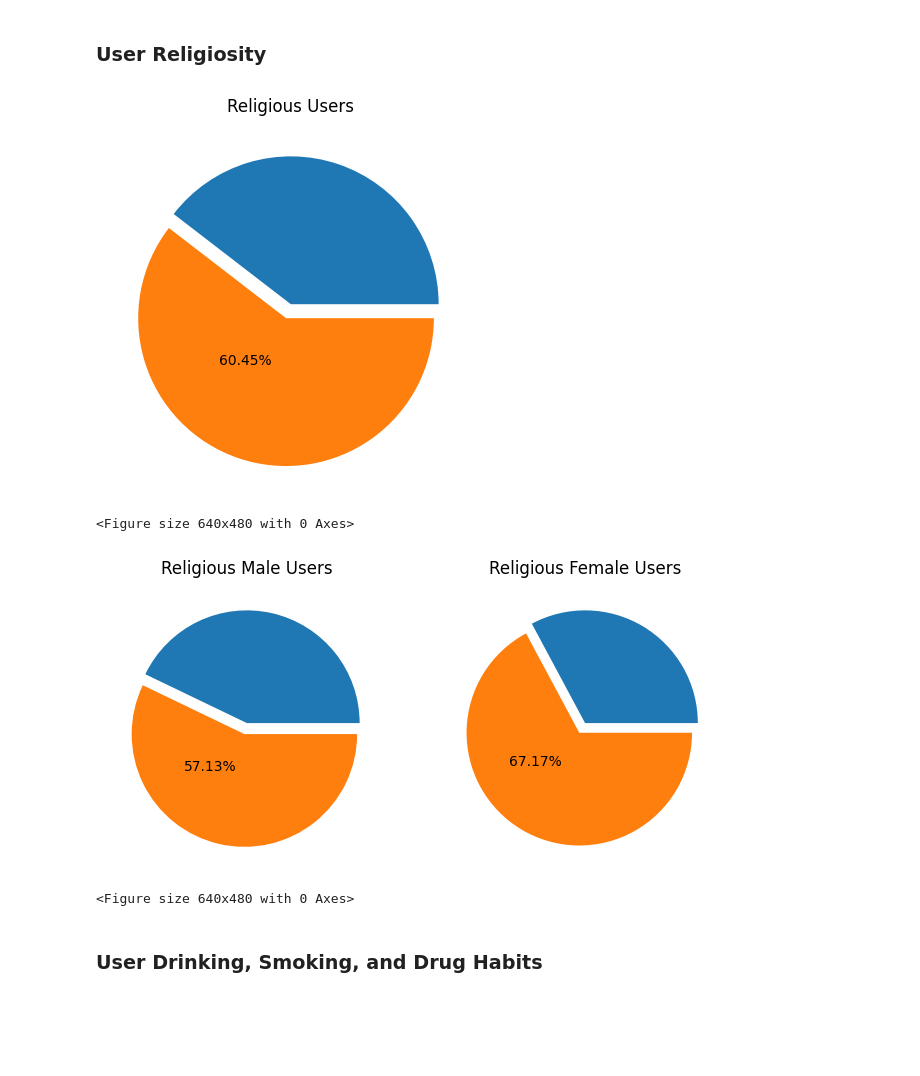
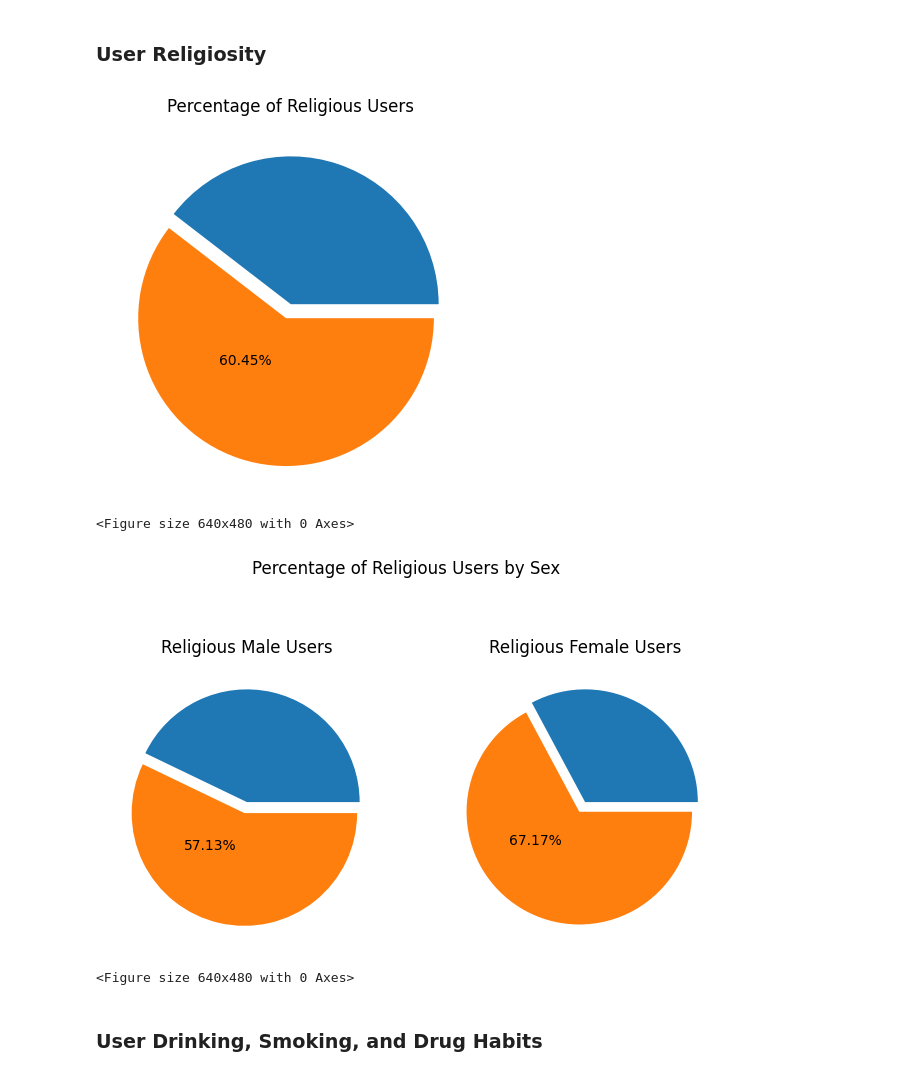
Before and after one commit to rjmxatl/codecademy_datascience_project, a Jupyter notebook: date-a-scientist.ipynb, the cells around one changed output. Cells and saved outputs as stored; diff of their text form; code cells hidden in the pictures; blank space fills up the shorter version.

Commit message:
Added individual visualizations and updated README

```diff
--- a/date-a-scientist.ipynb
+++ b/date-a-scientist.ipynb
@@ -1294,33 +1294,34 @@ pct_religious = round((profile_data_2.is_religious.sum()/len(profile_data_2))*10
 plt.pie(profile_data_2.is_religious.value_counts().sort_index(),
         explode=[0, 0.1], labels=['', f"{pct_religious}%"],
         labeldistance=0.3)
-plt.title('Religious Users')
+plt.title('Percentage of Religious Users')
 plt.show()
 plt.clf()
 # %% [output]
-[figure, old version]
+[figure, new version]
 <Figure size 640x480 with 0 Axes>
 # %%
 # Get percentage of users by sex that subscribe to religion
 pct_religious_m = round((profile_data_m.is_religious.sum()/len(profile_data_m))*100, 2)
 pct_religious_f = round((profile_data_f.is_religious.sum()/len(profile_data_f))*100, 2)
 # Create pie charts that shows percentage of religious users by sex
-fig = plt.figure(figsize=(8, 4))
+fig = plt.figure(figsize=(8, 5))
 ax = plt.subplot(1, 2, 1)
 plt.pie(profile_data_m.is_religious.value_counts().sort_index(),
         explode=[0, 0.1], labels=['', f"{pct_religious_m}%"],
         labeldistance=0.3)
 plt.title('Religious Male Users')
 
 ax2 = plt.subplot(1, 2, 2)
 plt.pie(profile_data_f.is_religious.value_counts().sort_index(),
         explode=[0, 0.1], labels=['', f"{pct_religious_f}%"],
         labeldistance=0.3)
 plt.title('Religious Female Users')
+plt.suptitle('Percentage of Religious Users by Sex')
 plt.show()
 plt.clf()
 # %% [output]
-[figure, old version]
+[figure, new version]
 <Figure size 640x480 with 0 Axes>
 # %% [markdown]
 ### User Drinking, Smoking, and Drug Habits
```
Also changed, not shown: parts of 21 cells of this notebook, 34 other files.
